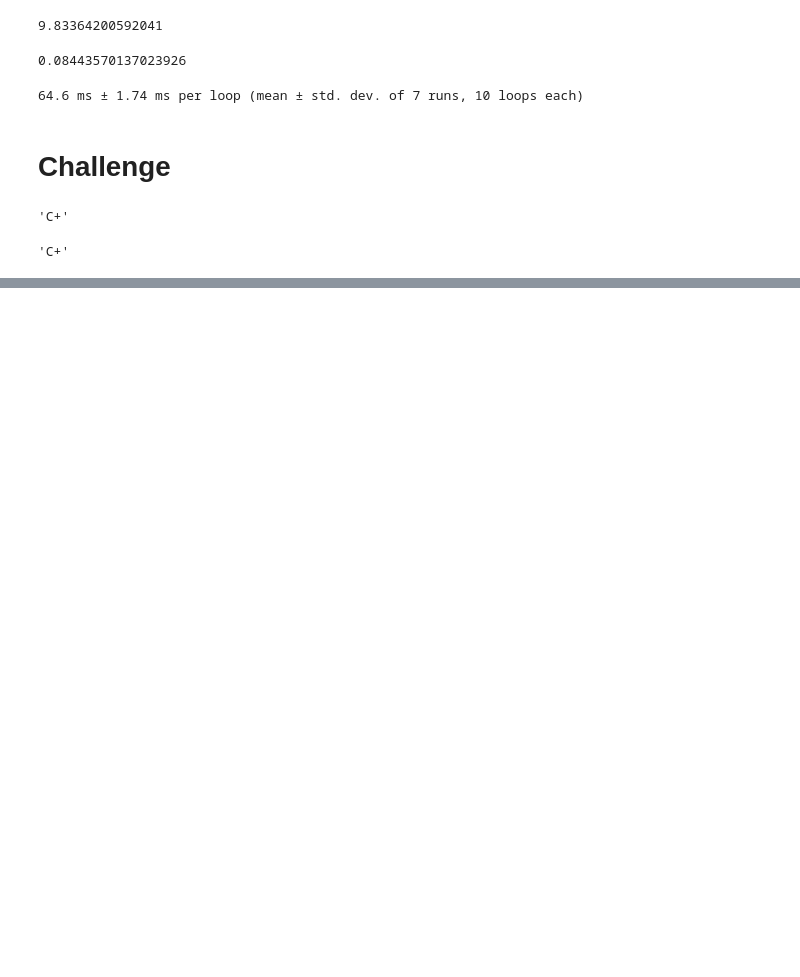
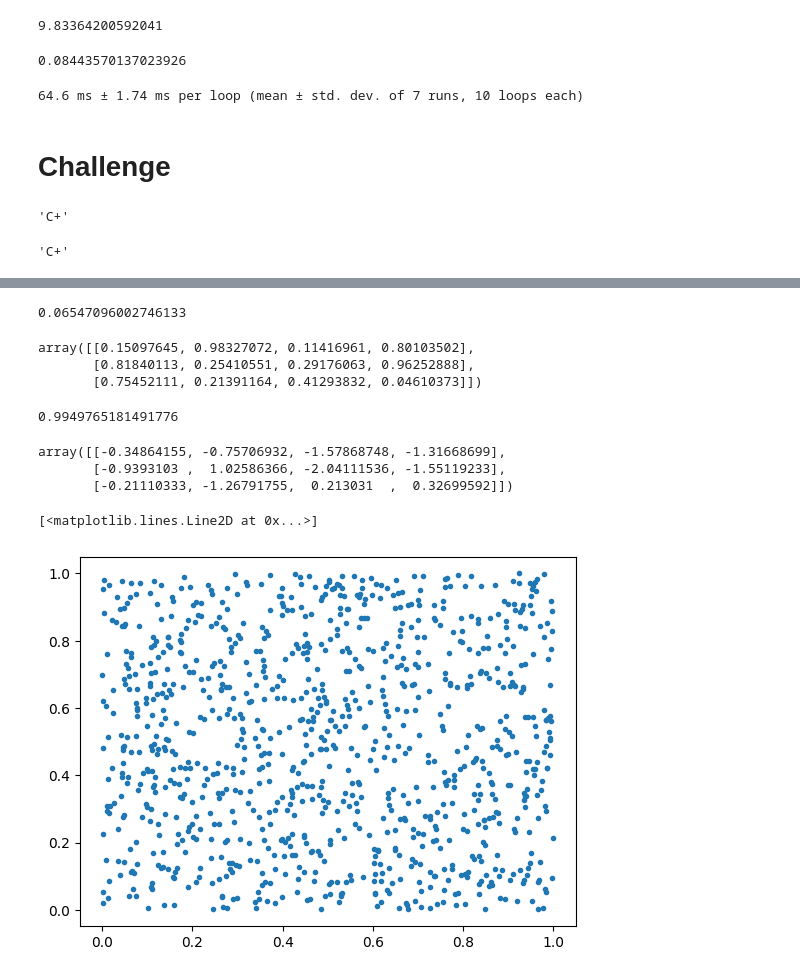
Before and after one commit to cybergigz/data-science, a Jupyter notebook: nondegree_pim_2.ipynb, the cells around one changed output, grey strips where cells are left out. Saved outputs shown, nothing was run; the diff lists cells and outputs as text; code cells hidden in the pictures; blank space fills up the shorter version.

```diff
--- a/nondegree_pim_2.ipynb
+++ b/nondegree_pim_2.ipynb
@@ -1313,0 +1423,20 @@ grading2(65)
+# %%
+np.random.rand()
+# %% [output]
+0.06547096002746133
+# %%
+np.random.rand(3, 4)
+# %% [output]
+array([[0.15097645, 0.98327072, 0.11416961, 0.80103502],
+       [0.81840113, 0.25410551, 0.29176063, 0.96252888],
+       [0.75452111, 0.21391164, 0.41293832, 0.04610373]])
+# %%
+np.random.randn()
+# %% [output]
+0.9949765181491776
+# %%
+np.random.randn(3, 4)
+# %% [output]
+array([[-0.34864155, -0.75706932, -1.57868748, -1.31668699],
+       [-0.9393103 ,  1.02586366, -2.04111536, -1.55119233],
+       [-0.21110333, -1.26791755,  0.213031  ,  0.32699592]])
@@ -1313,0 +1445,5 @@ grading2(65)
+# %%
+plt.plot(np.random.rand(1000, 1), np.random.rand(1000, 1), '.')
+# %% [output]
+[<matplotlib.lines.Line2D at 0x...>]
+[figure, added]
```
Also changed, not shown: parts of 48 cells of this notebook.
